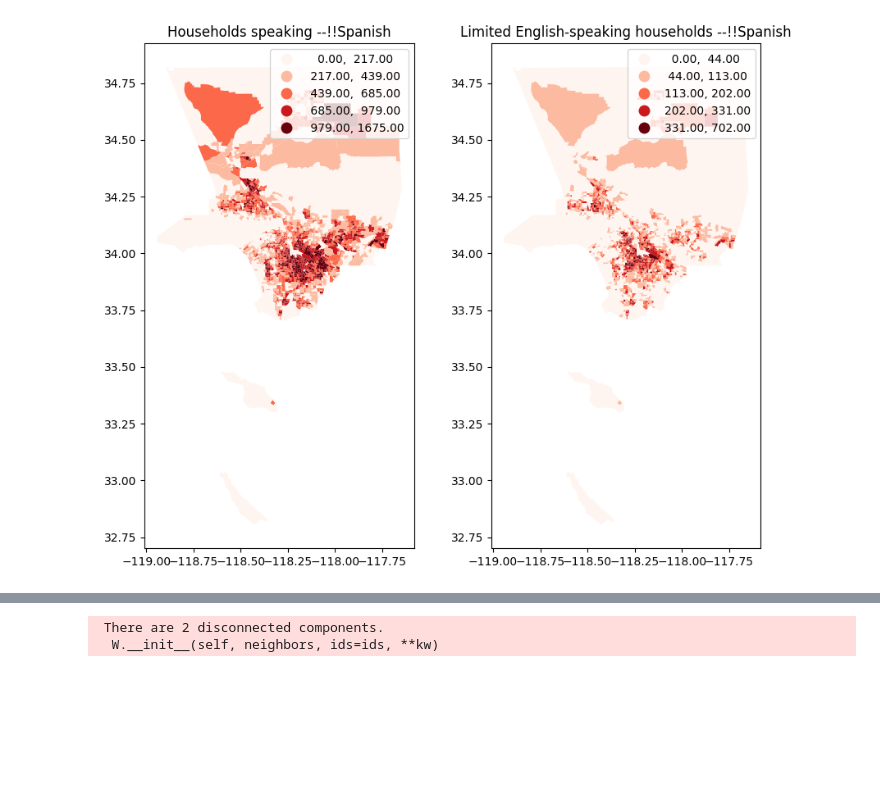
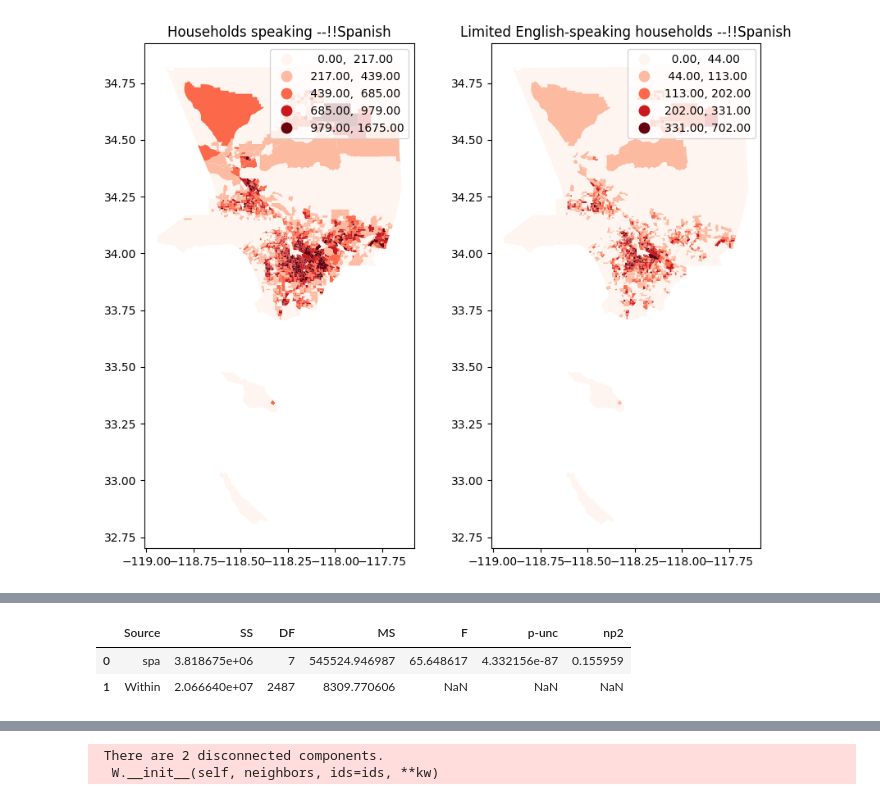
Before and after one commit to sujiatong/calteknet, a Jupyter notebook: English_interelation.ipynb, the cells around one changed output, grey strips where cells are left out. Drawn from its saved outputs; the diff is of its cells as text; code cells hidden in the pictures; blank space fills up the shorter version.

```diff
--- a/English_interelation.ipynb
+++ b/English_interelation.ipynb
@@ -272,0 +300,10 @@ Text(0.5, 1.0, 'Limited English-speaking households --!!Spanish')
+# %%
+
+aov_spa = pg.anova(dv='S1602_C03_002E', between='spa', data=merge_lim_eng, detailed=True)
+#calculate anova
+
+aov_spa #print anova output
+# %% [output]
+|  | Source | SS | DF | MS | F | p-unc | np2 |
+| 0 | spa | 3.818675e+06 | 7 | 545524.946987 | 65.648617 | 4.332156e-87 | 0.155959 |
+| 1 | Within | 2.066640e+07 | 2487 | 8309.770606 | NaN | NaN | NaN |
```
Also changed, not shown: parts of 23 cells of this notebook.
